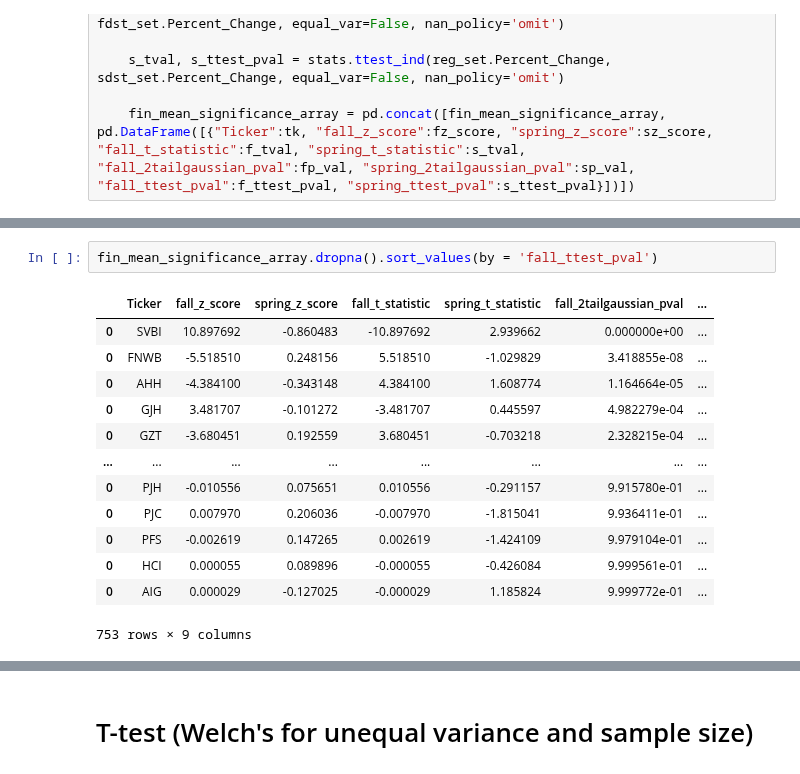
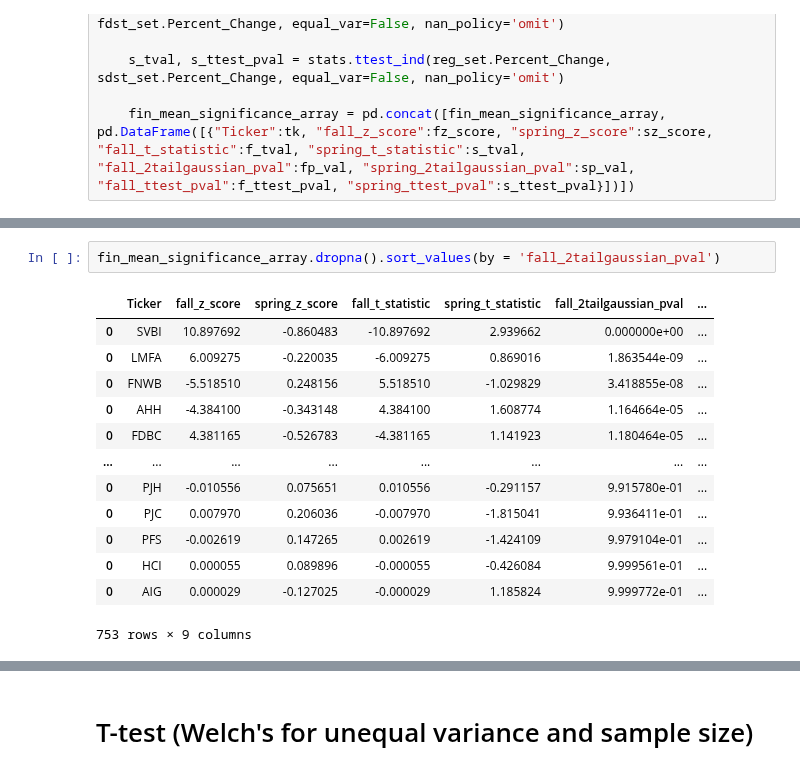
Before and after one commit to ghuckabe/DSTMarketAnalysis, a Jupyter notebook: model_exploration_gabby.ipynb, the cells around one changed output, grey strips where cells are left out. Cells and saved outputs as stored; diff of their text form.

```diff
--- a/model_exploration_gabby.ipynb
+++ b/model_exploration_gabby.ipynb
@@ -661,14 +673,14 @@ for tk in tech_ticks:
 
     tc_mean_significance_array = pd.concat([tc_mean_significance_array, pd.DataFrame([{"Ticker":tk, "fall_z_score":fz_score, "spring_z_score":sz_score, "fall_t_statistic":f_tval, "spring_t_statistic":s_tval, "fall_2tailgaussian_pval":fp_val, "spring_2tailgaussian_pval":sp_val, "fall_ttest_pval":f_ttest_pval, "spring_ttest_pval":s_ttest_pval}])])
 # %%
-fin_mean_significance_array.dropna().sort_values(by = 'fall_ttest_pval')
+fin_mean_significance_array.dropna().sort_values(by = 'fall_2tailgaussian_pval')
 # %% [output]
 |  | Ticker | fall_z_score | spring_z_score | fall_t_statistic | spring_t_statistic | fall_2tailgaussian_pval | ... |
 | 0 | SVBI | 10.897692 | -0.860483 | -10.897692 | 2.939662 | 0.000000e+00 | ... |
+| 0 | LMFA | 6.009275 | -0.220035 | -6.009275 | 0.869016 | 1.863544e-09 | ... |
 | 0 | FNWB | -5.518510 | 0.248156 | 5.518510 | -1.029829 | 3.418855e-08 | ... |
 | 0 | AHH | -4.384100 | -0.343148 | 4.384100 | 1.608774 | 1.164664e-05 | ... |
-| 0 | GJH | 3.481707 | -0.101272 | -3.481707 | 0.445597 | 4.982279e-04 | ... |
-| 0 | GZT | -3.680451 | 0.192559 | 3.680451 | -0.703218 | 2.328215e-04 | ... |
+| 0 | FDBC | 4.381165 | -0.526783 | -4.381165 | 1.141923 | 1.180464e-05 | ... |
 | ... | ... | ... | ... | ... | ... | ... | ... |
 | 0 | PJH | -0.010556 | 0.075651 | 0.010556 | -0.291157 | 9.915780e-01 | ... |
 | 0 | PJC | 0.007970 | 0.206036 | -0.007970 | -1.815041 | 9.936411e-01 | ... |
```
Also changed, not shown: parts of 14 cells of this notebook.
